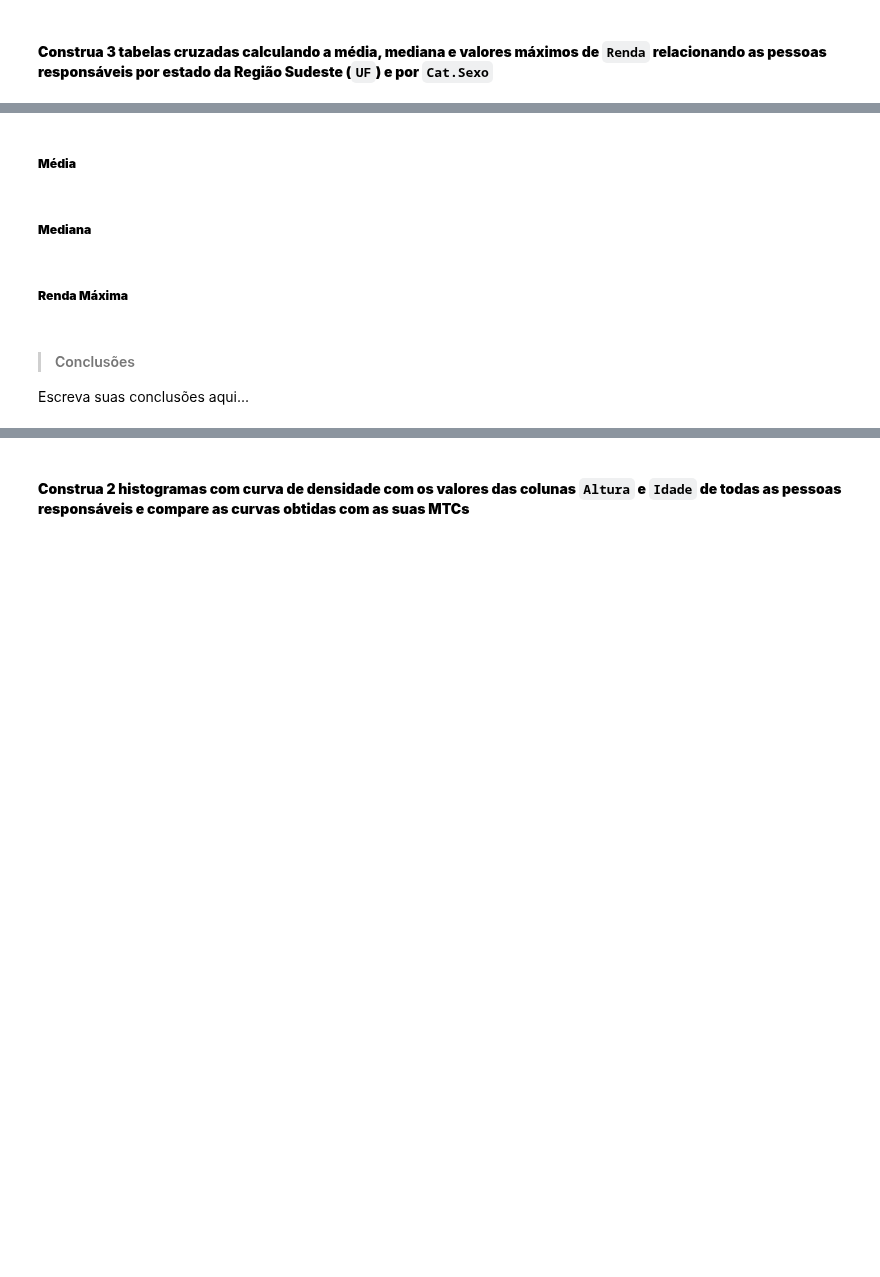
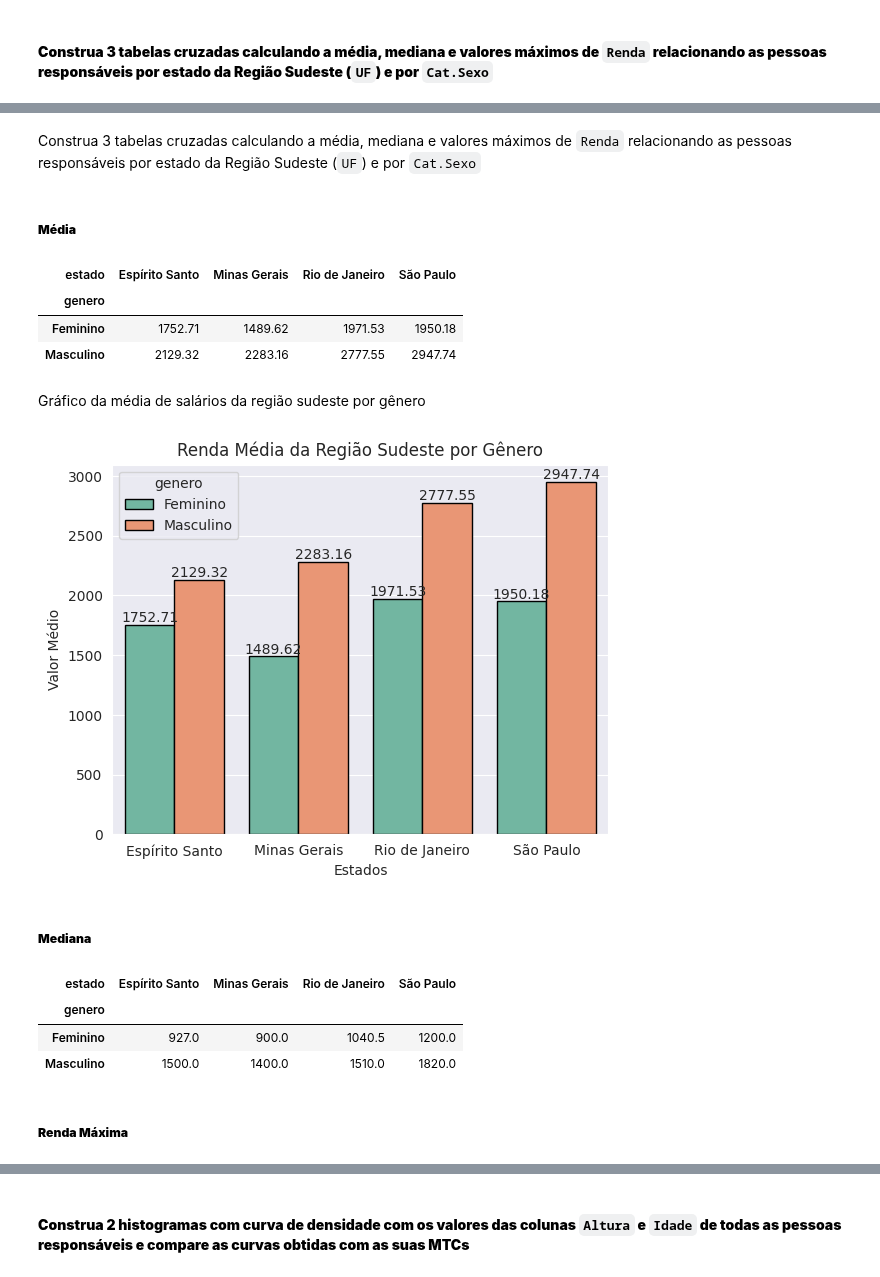
Before and after one commit to JhonCostaDev/oracle_one_alura, a Jupyter notebook: estatistica_ML/desafios/reload_desafios.ipynb, the cells around one changed output, grey strips where cells are left out. Cells and saved outputs as stored; diff of their text form; code cells hidden in the pictures; blank space fills up the shorter version.

```diff
--- a/estatistica_ML/desafios/reload_desafios.ipynb
+++ b/estatistica_ML/desafios/reload_desafios.ipynb
@@ -526,2 +552,7 @@ Escreva suas conclusões aqui...
 # %% [markdown]
 #### **Construa 3 tabelas cruzadas calculando a média, mediana e valores máximos de `Renda` relacionando as pessoas responsáveis por estado da Região Sudeste (`UF`) e por `Cat.Sexo`**
+# %%
+estados_sudeste = ['São Paulo','Minas Gerais','Rio de Janeiro','Espírito Santo']
+
+regiao_sudeste = dados[dados.estado.isin(estados_sudeste)]
+regiao_sudeste
@@ -528,10 +573,56 @@ Escreva suas conclusões aqui...
+# %% [markdown]
+Construa 3 tabelas cruzadas calculando a média, mediana e valores máximos de `Renda` relacionando as pessoas responsáveis por estado da Região Sudeste (`UF`) e por `Cat.Sexo`
 # %% [markdown]
 ##### **Média**
+# %%
+
+media_sal_regiao_genero = pd.crosstab(
+    regiao_sudeste.genero,
+    regiao_sudeste.estado,
+    values=regiao_sudeste.renda,
+    aggfunc='mean'
+    ).round(2)
+media_sal_regiao_genero
+# %% [output]
+| estado | Espírito Santo | Minas Gerais | Rio de Janeiro | São Paulo |
+| genero |  |  |  |  |
+| Feminino | 1752.71 | 1489.62 | 1971.53 | 1950.18 |
+| Masculino | 2129.32 | 2283.16 | 2777.55 | 2947.74 |
+# %% [markdown]
+Gráfico da média de salários da região sudeste por gênero
+# %%
+
+media_sal_regiao_genero_plot = media_sal_regiao_genero.reset_index().melt(
+    id_vars='genero',
+    var_name='estado',
+    value_name='valor'
+)
+
+ax = sns.barplot(data=media_sal_regiao_genero_plot, x='estado', y='valor', hue='genero', palette='Set2', edgecolor='black')
+
+for container in ax.containers:
+    ax.bar_label(container=container, fmt='%.2f')
+
+ax.set_title("Renda Média da Região Sudeste por Gênero")
+ax.set_xlabel("Estados")
+ax.set_ylabel("Valor Médio")
+
+plt.show()
+# %% [output]
+[figure, added]
 # %% [markdown]
 ##### **Mediana**
+# %%
+pd.crosstab(
+    regiao_sudeste.genero,
+    regiao_sudeste.estado,
+    values=regiao_sudeste.renda,
+    aggfunc='median'
+    )
+# %% [output]
+| estado | Espírito Santo | Minas Gerais | Rio de Janeiro | São Paulo |
+| genero |  |  |  |  |
+| Feminino | 927.0 | 900.0 | 1040.5 | 1200.0 |
+| Masculino | 1500.0 | 1400.0 | 1510.0 | 1820.0 |
 # %% [markdown]
 ##### **Renda Máxima**
-# %% [markdown]
-> #### Conclusões
-
-Escreva suas conclusões aqui...
```
Also changed, not shown: parts of 14 cells of this notebook.
